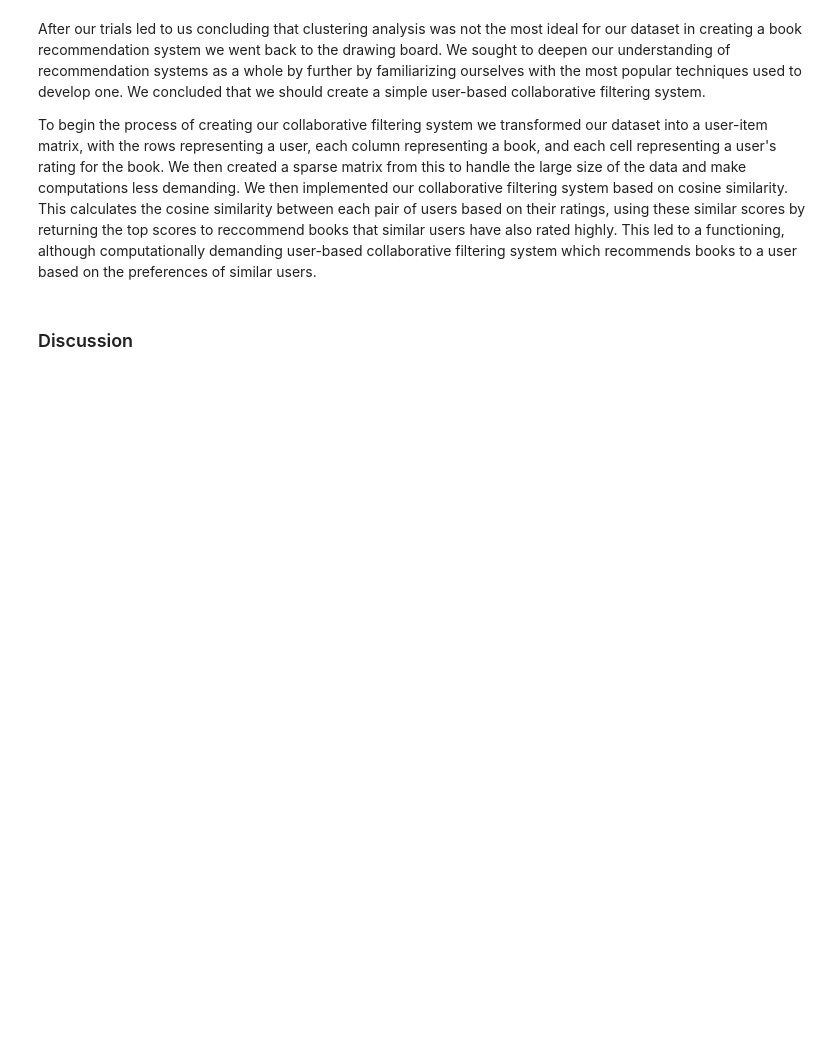
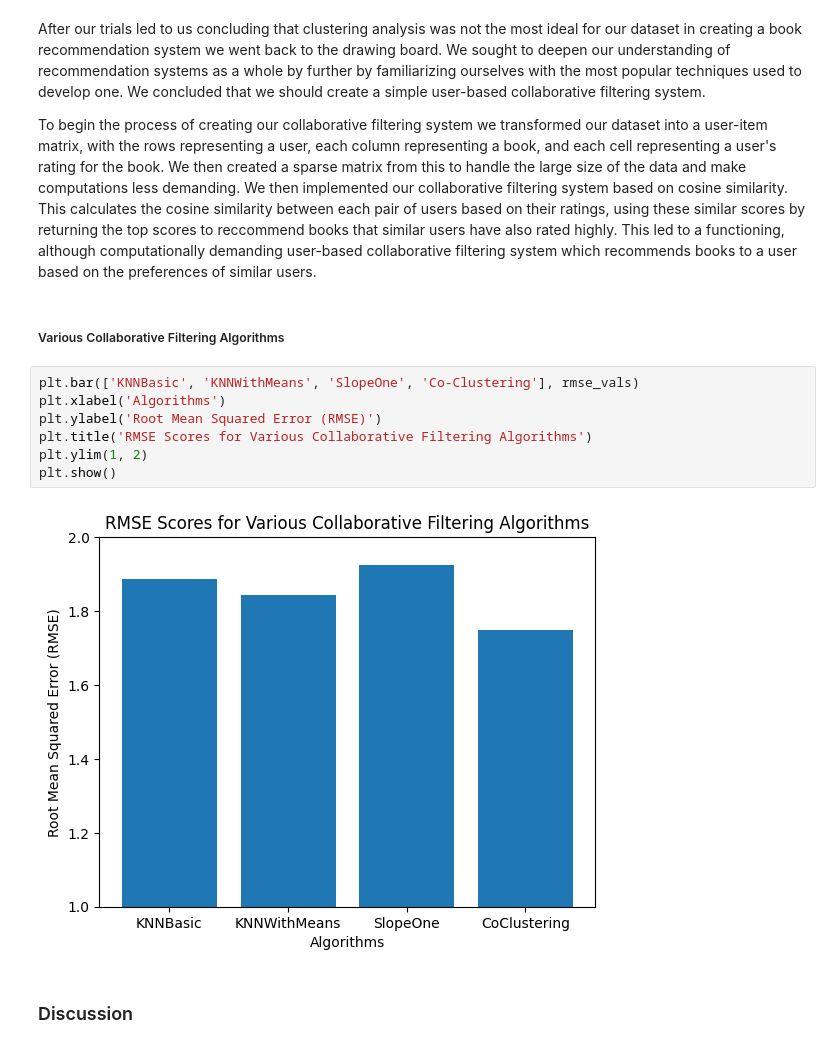
Before and after one commit to natiabdul/118BProject, a Jupyter notebook: FinalProject_group743.ipynb, the cells around one changed output. Cells and saved outputs as stored; diff of their text form; blank space fills up the shorter version.

Commit message:
Add bar graph for collab. filtering in results

```diff
--- a/FinalProject_group743.ipynb
+++ b/FinalProject_group743.ipynb
@@ -159,6 +159,17 @@ plt.show()
 After our trials led to us concluding that clustering analysis was not the most ideal for our dataset in creating a book recommendation system we went back to the drawing board. We sought to deepen our understanding of recommendation systems as a whole by further by familiarizing ourselves with the most popular techniques used to develop one. We concluded that we should create a simple user-based collaborative filtering system.
 
 To begin the process of creating our collaborative filtering system we transformed our dataset into a user-item matrix, with the rows representing a user, each column representing a book, and each cell representing a user's rating for the book. We then created a sparse matrix from this to handle the large size of the data and make computations less demanding. We then implemented our collaborative filtering system based on cosine similarity. This calculates the cosine similarity between each pair of users based on their ratings, using these similar scores by returning the top scores to reccommend books that similar users have also rated highly. This led to a functioning, although computationally demanding user-based collaborative filtering system which recommends books to a user based on the preferences of similar users.
+# %% [markdown]
+##### Various Collaborative Filtering Algorithms
+# %%
+plt.bar(['KNNBasic', 'KNNWithMeans', 'SlopeOne', 'Co-Clustering'], rmse_vals)
+plt.xlabel('Algorithms')
+plt.ylabel('Root Mean Squared Error (RMSE)')
+plt.title('RMSE Scores for Various Collaborative Filtering Algorithms')
+plt.ylim(1, 2)
+plt.show()
+# %% [output]
+[figure, added]
 # %% [markdown]
 ### Discussion
 # %% [markdown]
```
Also changed, not shown: 1 other file.
